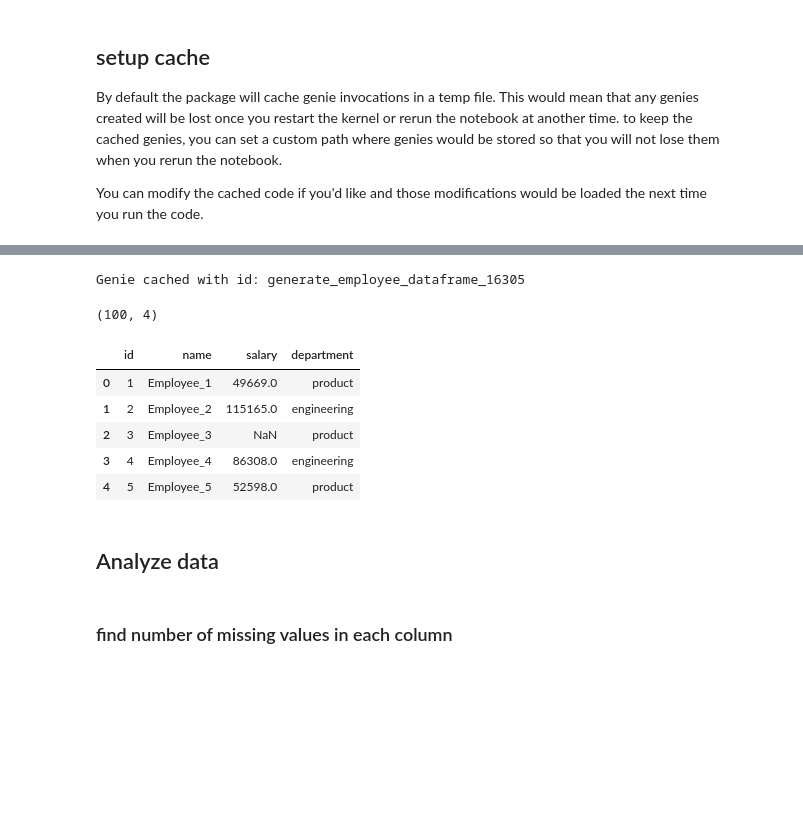
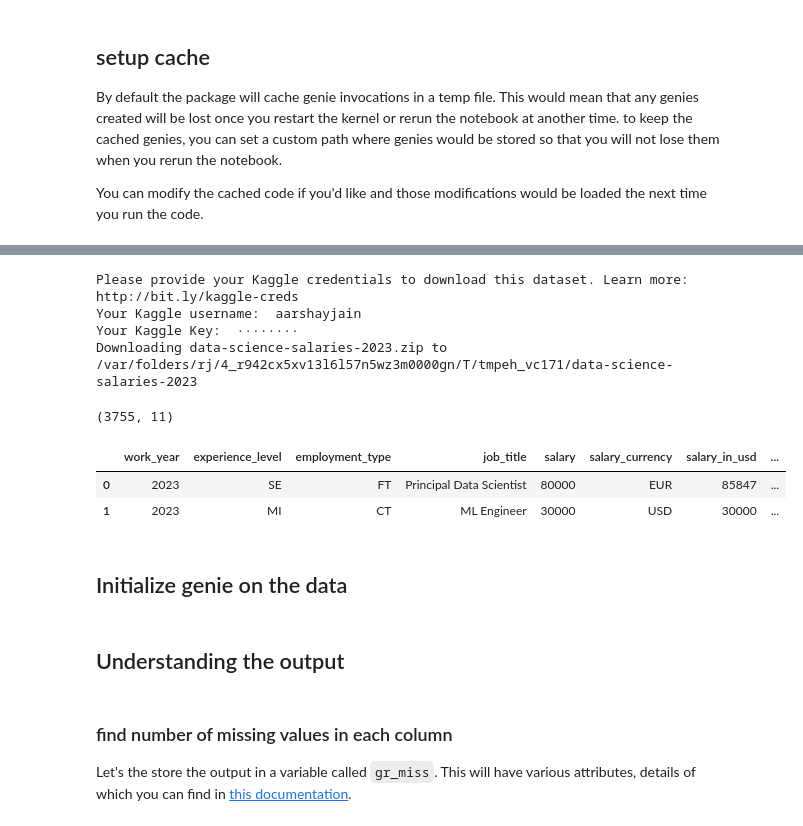
Before and after one commit to thismlguy/code-genie, a Jupyter notebook: docs/notebooks/Starter.ipynb, the cells around one changed output, grey strips where cells are left out. Drawn from its saved outputs; the diff is of its cells as text; code cells hidden in the pictures; blank space fills up the shorter version.

```diff
--- a/docs/notebooks/Starter.ipynb
+++ b/docs/notebooks/Starter.ipynb
@@ -40,10 +47,0 @@ from code_genie import Genie
-# %%
-df = Genie(cache_dir=CACHE_DIR).plz(
-    ["generate a pandas dataframe containing 100 rows with employee information with following columns id, name, salary (salary per annum in USD), department (should be either engineering or product)",
-     "make salaries for around 10% of the employees missing"], override=True)
-# %% [output]
-Genie cached with id: generate_employee_dataframe_16305
-# %%
-df.shape
-# %% [output]
-(100, 4)
@@ -50,9 +52,21 @@ df.shape
+# %%
+data_dir = mkdtemp()
+od.download("https://www.kaggle.com/datasets/arnabchaki/data-science-salaries-2023", data_dir=data_dir)
+# %% [output]
+Please provide your Kaggle credentials to download this dataset. Learn more: http://bit.ly/kaggle-creds
+Your Kaggle username:  aarshayjain
+Your Kaggle Key:  ········
+Downloading data-science-salaries-2023.zip to /var/folders/rj/4_r942cx5xv13l6l57n5wz3m0000gn/T/tmpeh_vc171/data-science-salaries-2023
+# %%
+df = pd.read_csv(f"{data_dir}/data-science-salaries-2023/ds_salaries.csv")
+df.shape
+# %% [output]
+(3755, 11)
 # %%
-df.head()
+df.head(2)
 # %% [output]
-|  | id | name | salary | department |
-| 0 | 1 | Employee_1 | 49669.0 | product |
-| 1 | 2 | Employee_2 | 115165.0 | engineering |
-| 2 | 3 | Employee_3 | NaN | product |
-| 3 | 4 | Employee_4 | 86308.0 | engineering |
-| 4 | 5 | Employee_5 | 52598.0 | product |
+|  | work_year | experience_level | employment_type | job_title | salary | salary_currency | salary_in_usd | ... |
+| 0 | 2023 | SE | FT | Principal Data Scientist | 80000 | EUR | 85847 | ... |
+| 1 | 2023 | MI | CT | ML Engineer | 30000 | USD | 30000 | ... |
+# %% [markdown]
+## Initialize genie on the data
@@ -62,5 +78,7 @@ genie = Genie(inputs={"df": df}, cache_dir=CACHE_DIR)
 # %% [markdown]
-## Analyze data
+## Understanding the output
 # %% [markdown]
 ### find number of missing values in each column
+
+Let's the store the output in a variable called `gr_miss`. This will have various attributes, details of which you can find in [this documentation](https://code-genie.readthedocs.io/en/latest/api.html).
 # %%
```
Also changed, not shown: parts of 50 cells of this notebook, 25 other files.
